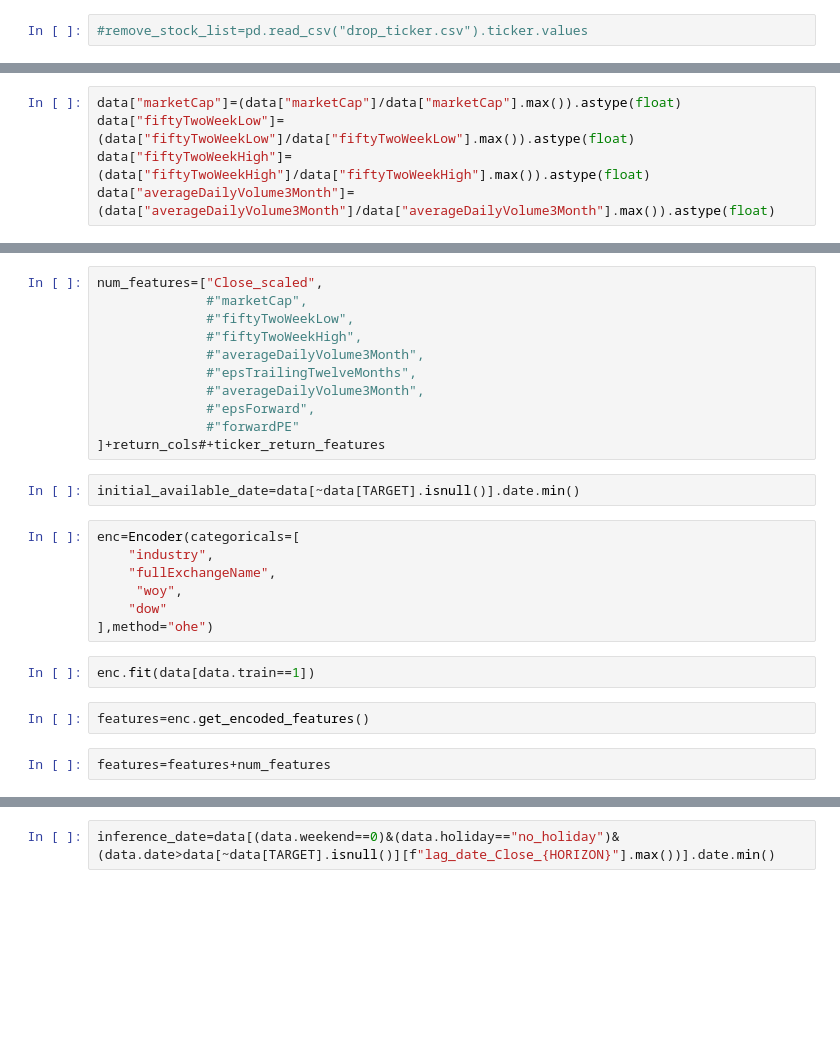
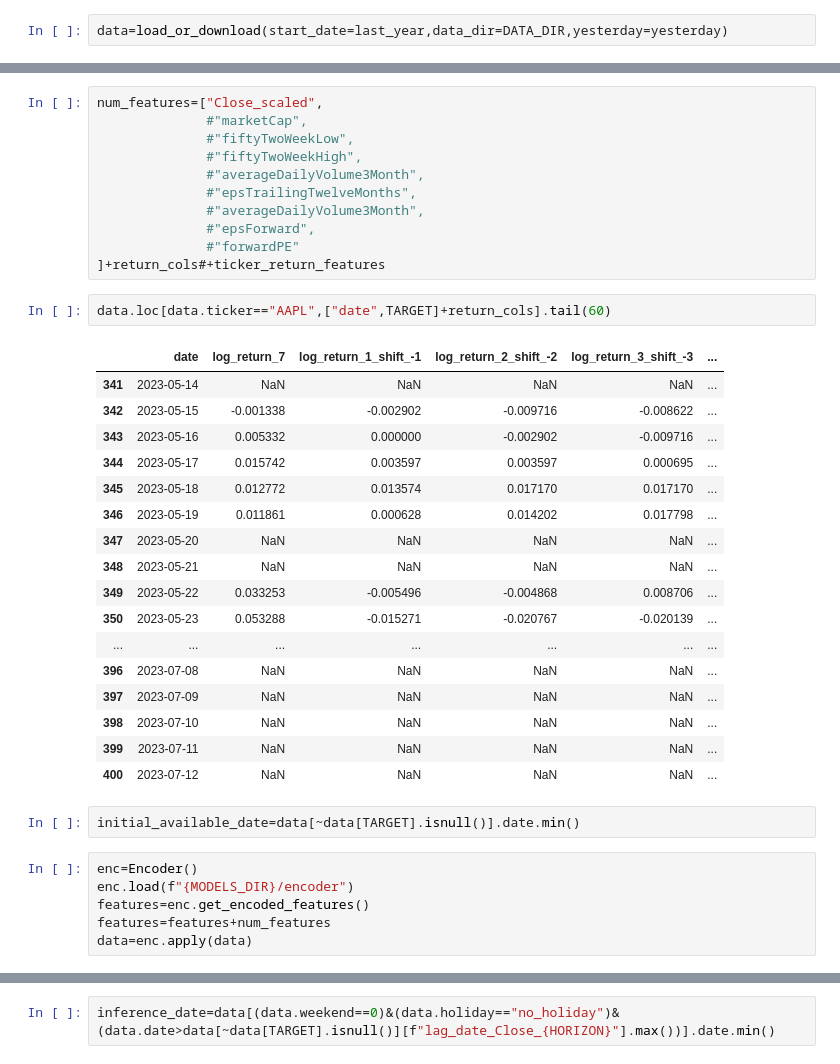
Before and after one commit to tarek-benzina/portfolio, a Jupyter notebook: notebooks/V2-SUCCESS-tensorflow-log-return-lstm-1-day-inference.ipynb, the cells around one changed output, grey strips where cells are left out. Cells and saved outputs as stored; diff of their text form; blank space fills up the shorter version.

```diff
--- a/notebooks/V2-SUCCESS-tensorflow-log-return-lstm-1-day-inference.ipynb
+++ b/notebooks/V2-SUCCESS-tensorflow-log-return-lstm-1-day-inference.ipynb
@@ -24,2 +37,2 @@ yesterday=(datetime.today()-timedelta(days=1)).strftime("%Y-%m-%d")
 # %%
-#remove_stock_list=pd.read_csv("drop_ticker.csv").ticker.values
+data=load_or_download(start_date=last_year,data_dir=DATA_DIR,yesterday=yesterday)
@@ -76,11 +44,6 @@ HISTORY=14
 FORECAST_STEPS=1
 FUTURE=0
 TARGET=f"log_return_{HORIZON}"
-# %%
-data["marketCap"]=(data["marketCap"]/data["marketCap"].max()).astype(float)
-data["fiftyTwoWeekLow"]=(data["fiftyTwoWeekLow"]/data["fiftyTwoWeekLow"].max()).astype(float)
-data["fiftyTwoWeekHigh"]=(data["fiftyTwoWeekHigh"]/data["fiftyTwoWeekHigh"].max()).astype(float)
-data["averageDailyVolume3Month"]=(data["averageDailyVolume3Month"]/data["averageDailyVolume3Month"].max()).astype(float)
 # %%
 data=data[["date","ticker","industry","fullExchangeName","Close","marketCap","fiftyTwoWeekLow","fiftyTwoWeekHigh","averageDailyVolume3Month","epsTrailingTwelveMonths",
                  "averageDailyVolume3Month",
@@ -142,18 +105,31 @@ num_features=["Close_scaled",
               #"epsForward",
               #"forwardPE"
 ]+return_cols#+ticker_return_features
+# %%
+data.loc[data.ticker=="AAPL",["date",TARGET]+return_cols].tail(60)
+# %% [output]
+|  | date | log_return_7 | log_return_1_shift_-1 | log_return_2_shift_-2 | log_return_3_shift_-3 | ... |
+| 341 | 2023-05-14 | NaN | NaN | NaN | NaN | ... |
+| 342 | 2023-05-15 | -0.001338 | -0.002902 | -0.009716 | -0.008622 | ... |
+| 343 | 2023-05-16 | 0.005332 | 0.000000 | -0.002902 | -0.009716 | ... |
+| 344 | 2023-05-17 | 0.015742 | 0.003597 | 0.003597 | 0.000695 | ... |
+| 345 | 2023-05-18 | 0.012772 | 0.013574 | 0.017170 | 0.017170 | ... |
+| 346 | 2023-05-19 | 0.011861 | 0.000628 | 0.014202 | 0.017798 | ... |
+| 347 | 2023-05-20 | NaN | NaN | NaN | NaN | ... |
+| 348 | 2023-05-21 | NaN | NaN | NaN | NaN | ... |
+| 349 | 2023-05-22 | 0.033253 | -0.005496 | -0.004868 | 0.008706 | ... |
+| 350 | 2023-05-23 | 0.053288 | -0.015271 | -0.020767 | -0.020139 | ... |
+| ... | ... | ... | ... | ... | ... | ... |
+| 396 | 2023-07-08 | NaN | NaN | NaN | NaN | ... |
+| 397 | 2023-07-09 | NaN | NaN | NaN | NaN | ... |
+| 398 | 2023-07-10 | NaN | NaN | NaN | NaN | ... |
+| 399 | 2023-07-11 | NaN | NaN | NaN | NaN | ... |
+| 400 | 2023-07-12 | NaN | NaN | NaN | NaN | ... |
 # %%
 initial_available_date=data[~data[TARGET].isnull()].date.min()
 # %%
-enc=Encoder(categoricals=[
-    "industry",
-    "fullExchangeName",
-     "woy",
-    "dow"
-],method="ohe")
+enc=Encoder()
+enc.load(f"{MODELS_DIR}/encoder")
+features=enc.get_encoded_features()
+features=features+num_features
+data=enc.apply(data)
-# %%
-enc.fit(data[data.train==1])
-# %%
-features=enc.get_encoded_features()
-# %%
-features=features+num_features
```
Also changed, not shown: parts of 27 cells of this notebook, 7 other files.
